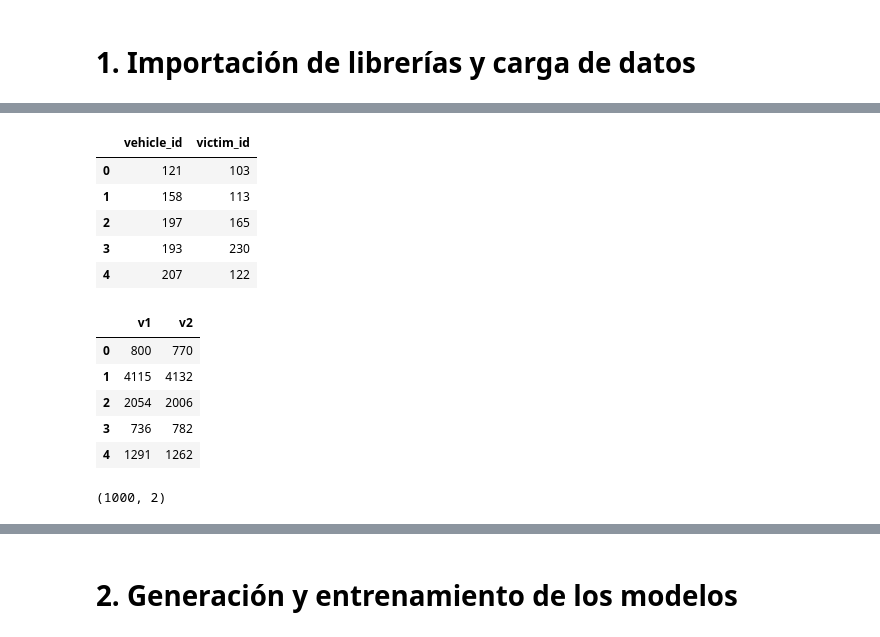
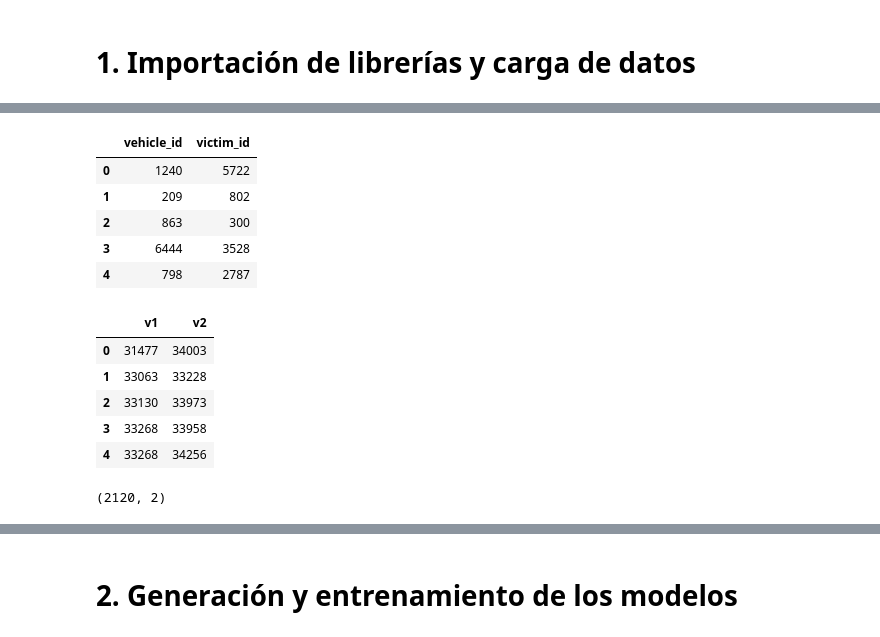
Before and after one commit to sandradiro14/TFM_PINNs, a Jupyter notebook: 04_03_Prediccion_trayectorias_y_deteccion_colisiones_SDR_UKF_v2.ipynb, the cells around one changed output, grey strips where cells are left out. Cells and saved outputs as stored; diff of their text form; code cells hidden in the pictures.

```diff
--- a/04_03_Prediccion_trayectorias_y_deteccion_colisiones_SDR_UKF_v2.ipynb
+++ b/04_03_Prediccion_trayectorias_y_deteccion_colisiones_SDR_UKF_v2.ipynb
@@ -131,33 +133,33 @@ df_dim.head()
 # %%
 # Load dataset with vehicles colision
 #DATASET_COL = os.path.join('./', "collisions_1k.csv")
-df_col = pd.read_csv('collisions_1k.csv')
+df_col = pd.read_csv('collisions_2k.csv')
 df_col = df_col[['vehicle_id', 'victim_id']].astype(int)
 df_col.head()
 # %% [output]
 |  | vehicle_id | victim_id |
-| 0 | 121 | 103 |
-| 1 | 158 | 113 |
-| 2 | 197 | 165 |
-| 3 | 193 | 230 |
-| 4 | 207 | 122 |
+| 0 | 1240 | 5722 |
+| 1 | 209 | 802 |
+| 2 | 863 | 300 |
+| 3 | 6444 | 3528 |
+| 4 | 798 | 2787 |
 # %%
 # Load dataset with vehicles no-colision
 #DATASET_NOCOL = os.path.join('./', "no_collisions_1k.csv")
-df_nocol = pd.read_csv('no_collisions_1k.csv')
+df_nocol = pd.read_csv('no_collisions_2k.csv')
 df_nocol = df_nocol[['v1', 'v2']]
 df_nocol.head()
 # %% [output]
 |  | v1 | v2 |
-| 0 | 800 | 770 |
-| 1 | 4115 | 4132 |
-| 2 | 2054 | 2006 |
-| 3 | 736 | 782 |
-| 4 | 1291 | 1262 |
+| 0 | 31477 | 34003 |
+| 1 | 33063 | 33228 |
+| 2 | 33130 | 33973 |
+| 3 | 33268 | 33958 |
+| 4 | 33268 | 34256 |
 # %%
 df_col.shape
 # %% [output]
-(1000, 2)
+(2120, 2)
 # %%
 df_nocol.shape
 # %% [output]
```
Also changed, not shown: parts of 21 cells of this notebook.
